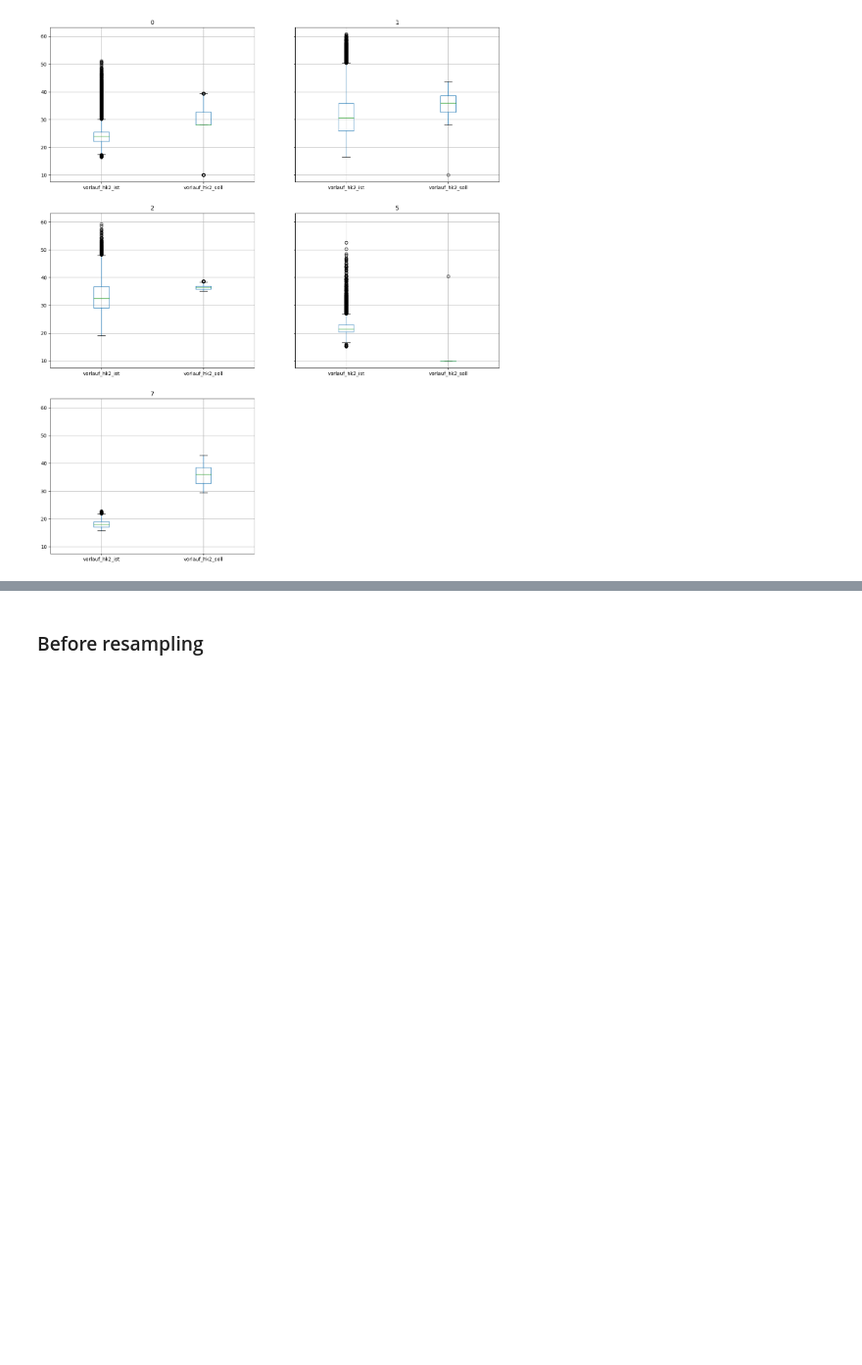
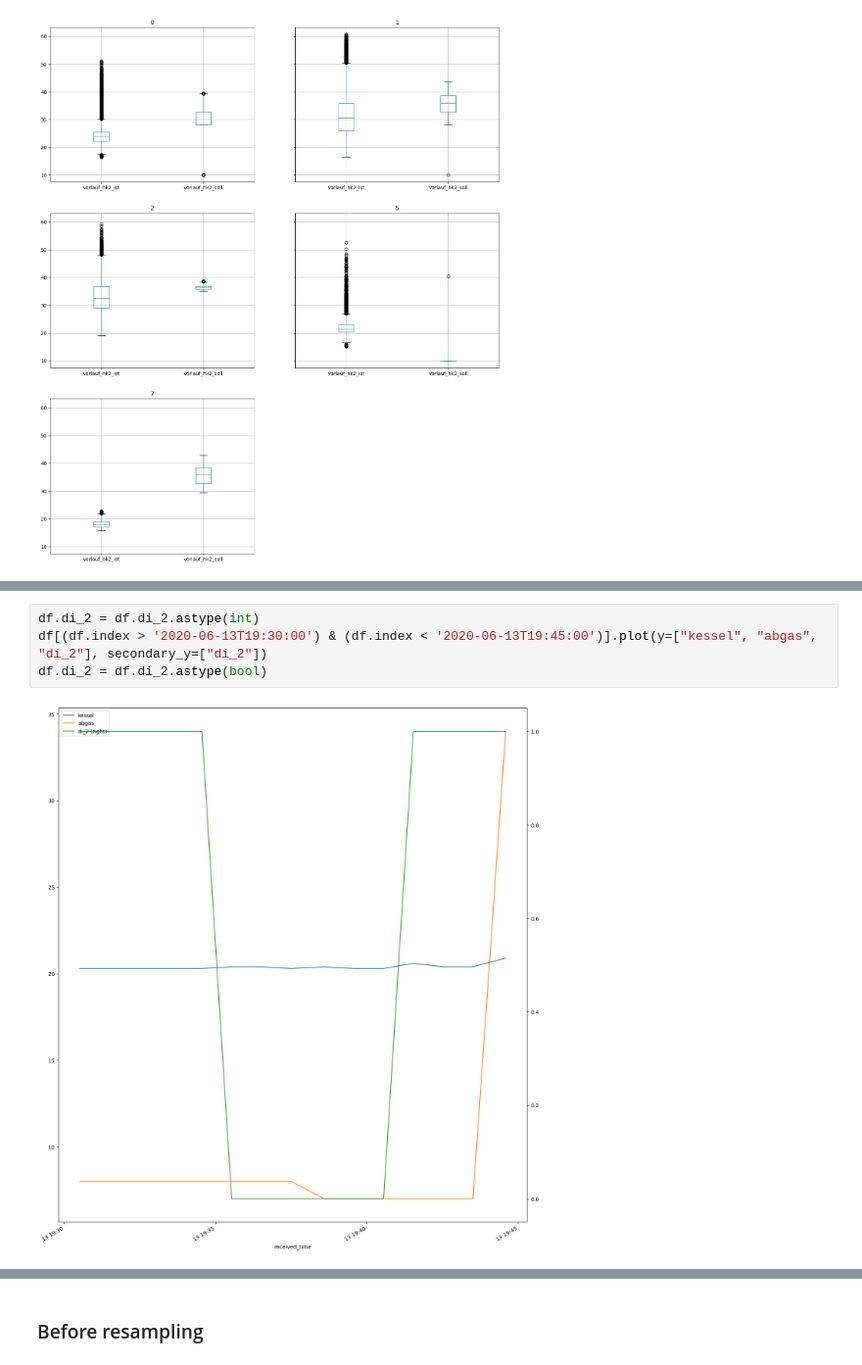
Before and after one commit to Joelius300/HeatingDataMonitor, a Jupyter notebook: forecasting/playing_around_with_1-min_data.ipynb, the cells around one changed output, grey strips where cells are left out. Shown at 98% size. Drawn from its saved outputs; the diff is of its cells as text; blank space fills up the shorter version.

```diff
--- a/forecasting/playing_around_with_1-min_data.ipynb
+++ b/forecasting/playing_around_with_1-min_data.ipynb
@@ -165,0 +247,6 @@ _ = df[['vorlauf_hk2_ist', 'vorlauf_hk2_soll', 'betriebsphase_hk2']].groupby(df[
+# %%
+df.di_2 = df.di_2.astype(int)
+df[(df.index > '2020-06-13T19:30:00') & (df.index < '2020-06-13T19:45:00')].plot(y=["kessel", "abgas", "di_2"], secondary_y=["di_2"])
+df.di_2 = df.di_2.astype(bool)
+# %% [output]
+[figure, added]
```
Also changed, not shown: parts of 21 cells of this notebook.
